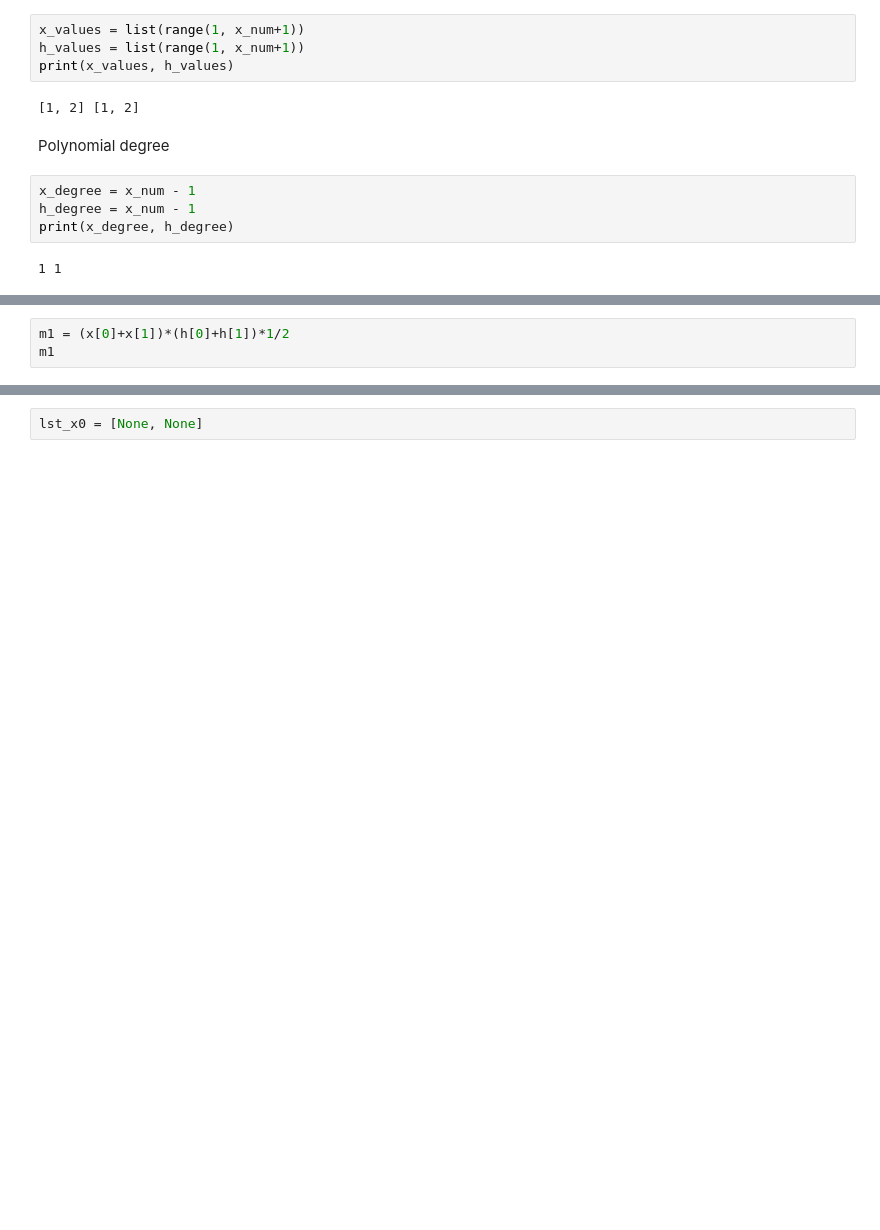
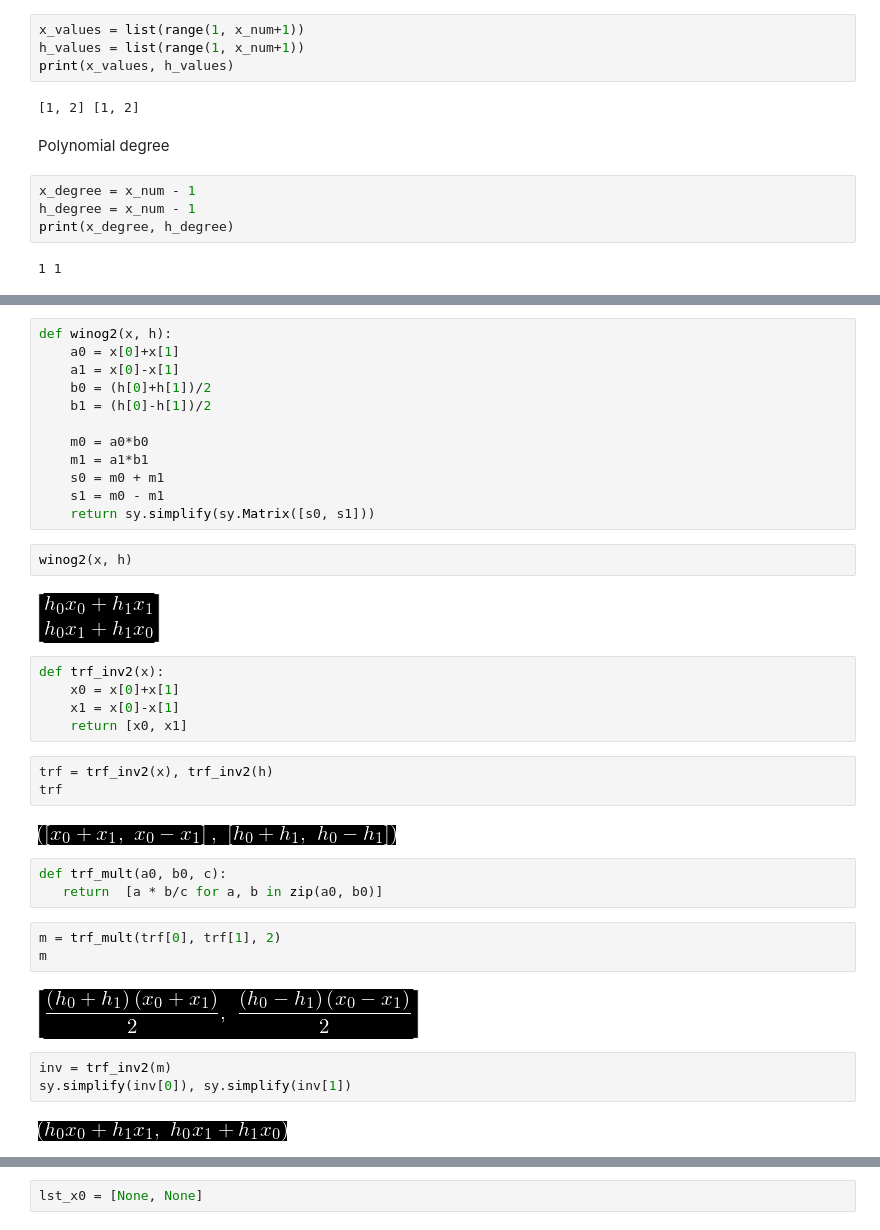
Before and after one commit to tarsioonofrio/fast-convolution-rtl, a Jupyter notebook: diaz-perez.ipynb, the cells around one changed output, grey strips where cells are left out. Drawn from its saved outputs; the diff is of its cells as text; blank space fills up the shorter version.

```diff
--- a/diaz-perez.ipynb
+++ b/diaz-perez.ipynb
@@ -109,3 +82,0 @@ $\displaystyle \left[\begin{matrix}h_{0} x_{0} + h_{1} x_{1}\\h_{0} x_{1} + h_{1
-# %%
-m1 = (x[0]+x[1])*(h[0]+h[1])*1/2
-m1
@@ -127,3 +91,42 @@ $\displaystyle h_{0} x_{1} + h_{1} x_{0}$
+# %%
+def winog2(x, h):
+    a0 = x[0]+x[1]
+    a1 = x[0]-x[1]
+    b0 = (h[0]+h[1])/2
+    b1 = (h[0]-h[1])/2
+
+    m0 = a0*b0
+    m1 = a1*b1
+    s0 = m0 + m1
+    s1 = m0 - m1
+    return sy.simplify(sy.Matrix([s0, s1]))
+# %%
+winog2(x, h)
+# %% [output]
+[figure, added]
+# %%
+def trf_inv2(x):
+    x0 = x[0]+x[1]
+    x1 = x[0]-x[1]
+    return [x0, x1]
+# %%
+trf = trf_inv2(x), trf_inv2(h)
+trf
+# %% [output]
+[figure, added]
+# %%
+def trf_mult(a0, b0, c):
+   return  [a * b/c for a, b in zip(a0, b0)]
+# %%
+m = trf_mult(trf[0], trf[1], 2)
+m
+# %% [output]
+[figure, added]
+# %%
+inv = trf_inv2(m)
+sy.simplify(inv[0]), sy.simplify(inv[1])
+# %% [output]
+[figure, added]
 # %%
 plot_pdf2col(doc[1], 0, [.8, .92])
 # %% [output]
```
Also changed, not shown: parts of 76 cells of this notebook, 3 other files.
